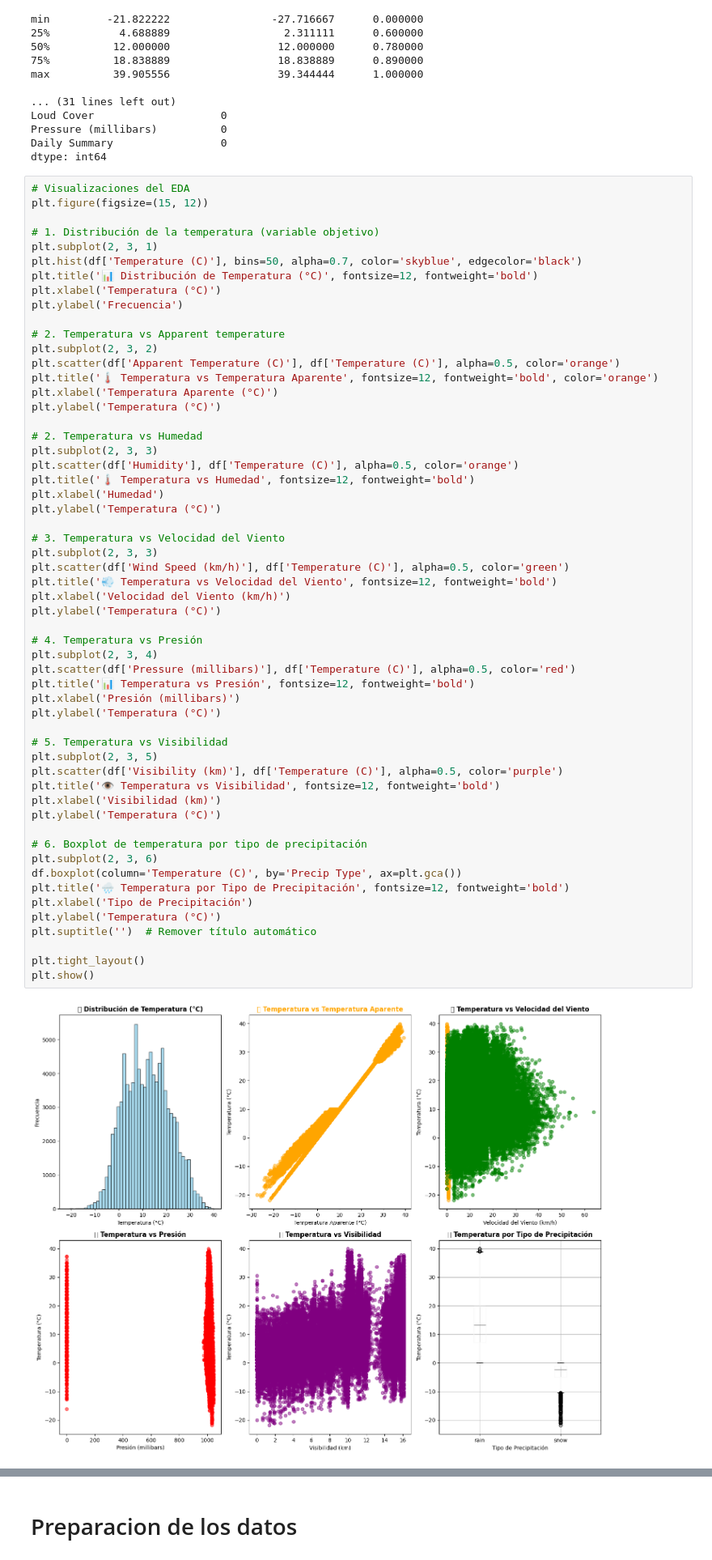
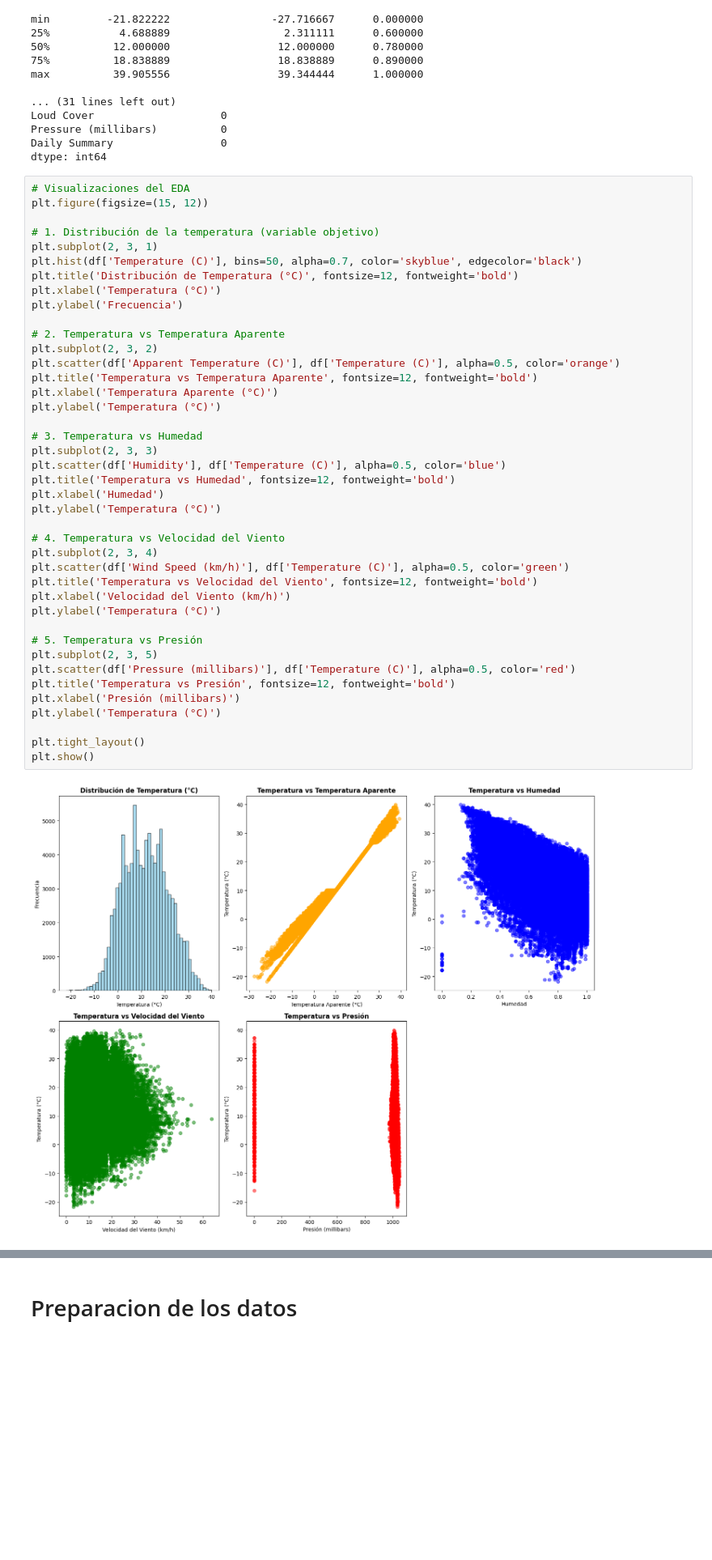
Before and after one commit to FransPaxiJ/machine-learning, a Jupyter notebook: 01_examen_regresion.ipynb, the cells around one changed output, grey strips where cells are left out. Shown at 81% size. Cells and saved outputs as stored; diff of their text form; blank space fills up the shorter version.

```diff
--- a/01_examen_regresion.ipynb
+++ b/01_examen_regresion.ipynb
@@ -114,60 +114,45 @@ dtype: int64
 # %%
 # Visualizaciones del EDA
 plt.figure(figsize=(15, 12))
 
 # 1. Distribución de la temperatura (variable objetivo)
 plt.subplot(2, 3, 1)
 plt.hist(df['Temperature (C)'], bins=50, alpha=0.7, color='skyblue', edgecolor='black')
-plt.title('📊 Distribución de Temperatura (°C)', fontsize=12, fontweight='bold')
+plt.title('Distribución de Temperatura (°C)', fontsize=12, fontweight='bold')
 plt.xlabel('Temperatura (°C)')
 plt.ylabel('Frecuencia')
 
-# 2. Temperatura vs Apparent temperature
+# 2. Temperatura vs Temperatura Aparente
 plt.subplot(2, 3, 2)
 plt.scatter(df['Apparent Temperature (C)'], df['Temperature (C)'], alpha=0.5, color='orange')
-plt.title('🌡️ Temperatura vs Temperatura Aparente', fontsize=12, fontweight='bold', color='orange')
+plt.title('Temperatura vs Temperatura Aparente', fontsize=12, fontweight='bold')
 plt.xlabel('Temperatura Aparente (°C)')
 plt.ylabel('Temperatura (°C)')
 
-# 2. Temperatura vs Humedad
+# 3. Temperatura vs Humedad
 plt.subplot(2, 3, 3)
-plt.scatter(df['Humidity'], df['Temperature (C)'], alpha=0.5, color='orange')
-plt.title('🌡️ Temperatura vs Humedad', fontsize=12, fontweight='bold')
+plt.scatter(df['Humidity'], df['Temperature (C)'], alpha=0.5, color='blue')
+plt.title('Temperatura vs Humedad', fontsize=12, fontweight='bold')
 plt.xlabel('Humedad')
 plt.ylabel('Temperatura (°C)')
 
-# 3. Temperatura vs Velocidad del Viento
-plt.subplot(2, 3, 3)
+# 4. Temperatura vs Velocidad del Viento
+plt.subplot(2, 3, 4)
 plt.scatter(df['Wind Speed (km/h)'], df['Temperature (C)'], alpha=0.5, color='green')
-plt.title('💨 Temperatura vs Velocidad del Viento', fontsize=12, fontweight='bold')
+plt.title('Temperatura vs Velocidad del Viento', fontsize=12, fontweight='bold')
 plt.xlabel('Velocidad del Viento (km/h)')
 plt.ylabel('Temperatura (°C)')
 
-# 4. Temperatura vs Presión
-plt.subplot(2, 3, 4)
+# 5. Temperatura vs Presión
+plt.subplot(2, 3, 5)
 plt.scatter(df['Pressure (millibars)'], df['Temperature (C)'], alpha=0.5, color='red')
-plt.title('📊 Temperatura vs Presión', fontsize=12, fontweight='bold')
+plt.title('Temperatura vs Presión', fontsize=12, fontweight='bold')
 plt.xlabel('Presión (millibars)')
 plt.ylabel('Temperatura (°C)')
 
-# 5. Temperatura vs Visibilidad
-plt.subplot(2, 3, 5)
-plt.scatter(df['Visibility (km)'], df['Temperature (C)'], alpha=0.5, color='purple')
-plt.title('👁️ Temperatura vs Visibilidad', fontsize=12, fontweight='bold')
-plt.xlabel('Visibilidad (km)')
-plt.ylabel('Temperatura (°C)')
-
-# 6. Boxplot de temperatura por tipo de precipitación
-plt.subplot(2, 3, 6)
-df.boxplot(column='Temperature (C)', by='Precip Type', ax=plt.gca())
-plt.title('🌧️ Temperatura por Tipo de Precipitación', fontsize=12, fontweight='bold')
-plt.xlabel('Tipo de Precipitación')
-plt.ylabel('Temperatura (°C)')
-plt.suptitle('')  # Remover título automático
-
 plt.tight_layout()
 plt.show()
 # %% [output]
-[figure, old version]
+[figure, new version]
 # %%
 # Matriz de correlación
```
Also changed, not shown: parts of 4 cells of this notebook.
